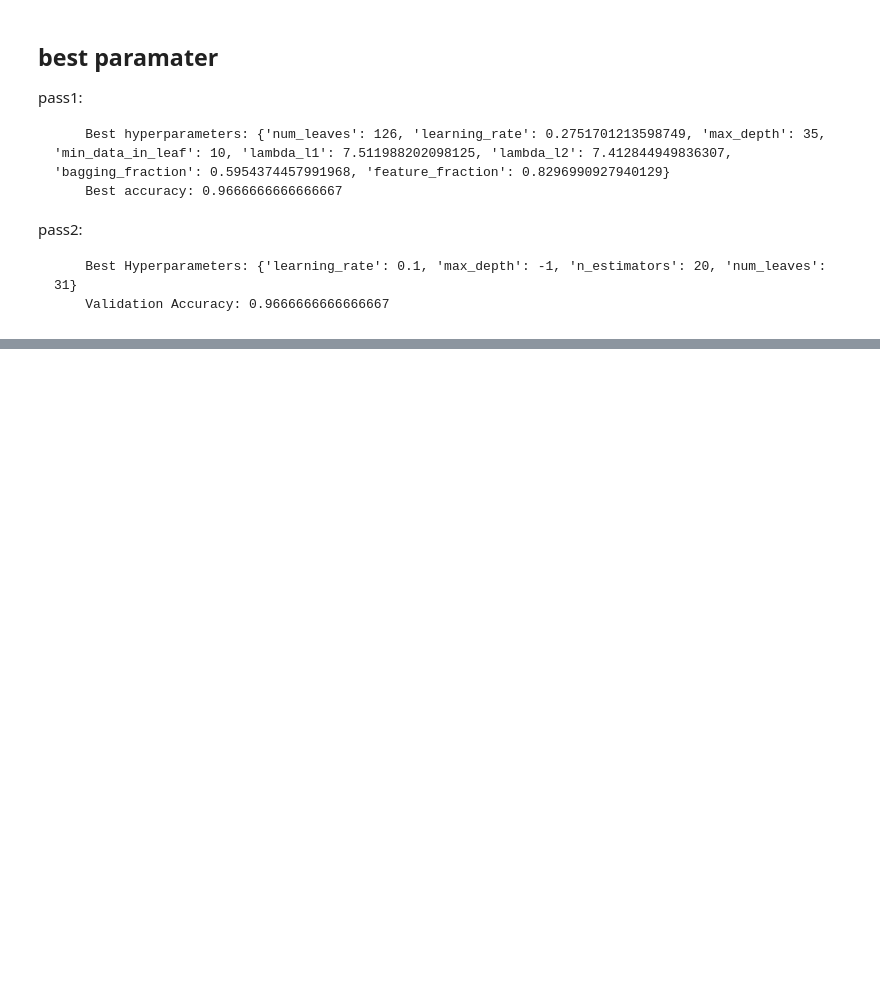
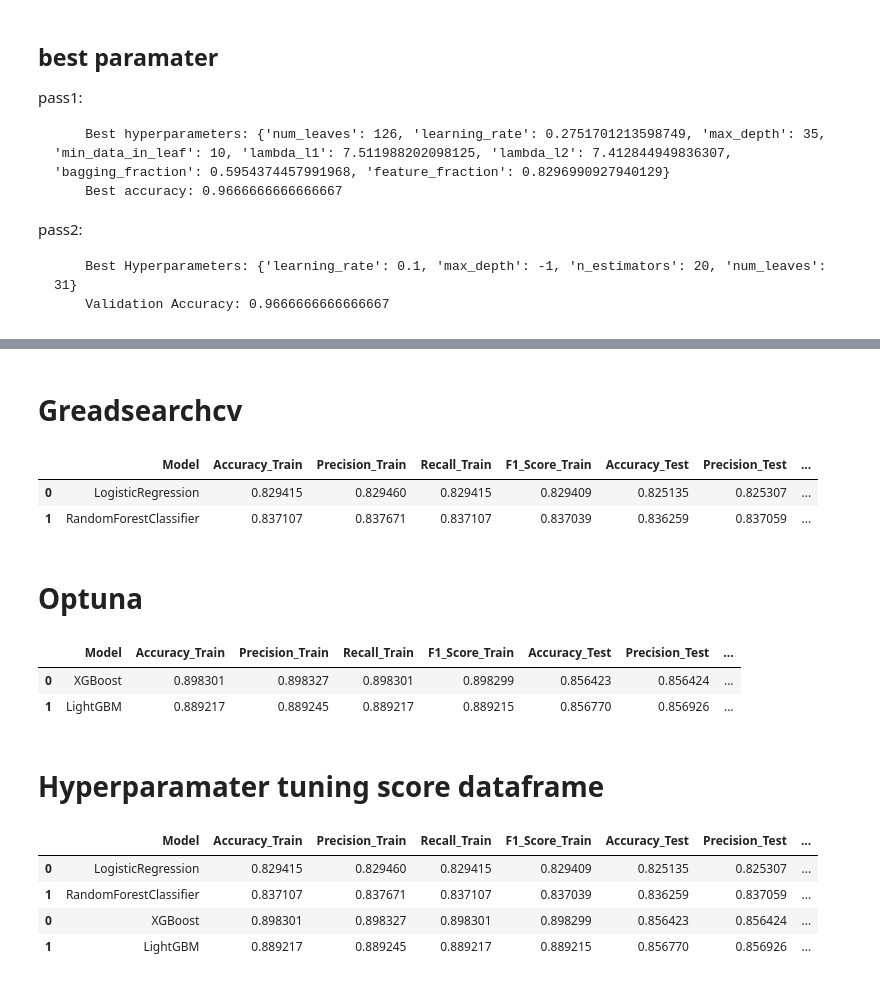
Before and after one commit to Hemachandaran/employeeRetentionPredection, a Jupyter notebook: full_Imp.ipynb, the cells around one changed output, grey strips where cells are left out. Drawn from its saved outputs; the diff is of its cells as text; code cells hidden in the pictures; blank space fills up the shorter version.

```diff
--- a/full_Imp.ipynb
+++ b/full_Imp.ipynb
@@ -639,7 +487,7 @@ def objective(trial):
 
 # Create an Optuna study and optimize the objective function
 study = optuna.create_study(direction='maximize')
-study.optimize(objective, n_trials=300)
+study.optimize(objective, n_trials=100)
 
 # Print the best hyperparameters and their corresponding accuracy
 print("Best hyperparameters:", study.best_params)
@@ -942,7 +788,7 @@ param_grid = {
 }
 
 # Create a LightGBM classifier
-lgbm = lgb.LGBMClassifier()
+lgbm = lgb.LGBMClassifier(verbosity = -1)
 
 # Set up GridSearchCV with the model and parameter grid
 grid_search = GridSearchCV(estimator=lgbm, param_grid=param_grid,
@@ -1124,0 +996,2 @@ weighted avg       0.70      0.70      0.70      5753
+# %%
+a,b=hyperparam_models(df,"target")
@@ -1124,0 +1016,28 @@ weighted avg       0.70      0.70      0.70      5753
+# %% [markdown]
+# Greadsearchcv
+# %%
+a
+# %% [output]
+|  | Model | Accuracy_Train | Precision_Train | Recall_Train | F1_Score_Train | Accuracy_Test | Precision_Test | ... |
+| 0 | LogisticRegression | 0.829415 | 0.829460 | 0.829415 | 0.829409 | 0.825135 | 0.825307 | ... |
+| 1 | RandomForestClassifier | 0.837107 | 0.837671 | 0.837107 | 0.837039 | 0.836259 | 0.837059 | ... |
+# %% [markdown]
+# Optuna
+# %%
+b
+# %% [output]
+|  | Model | Accuracy_Train | Precision_Train | Recall_Train | F1_Score_Train | Accuracy_Test | Precision_Test | ... |
+| 0 | XGBoost | 0.898301 | 0.898327 | 0.898301 | 0.898299 | 0.856423 | 0.856424 | ... |
+| 1 | LightGBM | 0.889217 | 0.889245 | 0.889217 | 0.889215 | 0.856770 | 0.856926 | ... |
+# %% [markdown]
+# Hyperparamater tuning score dataframe
+# %%
+h_para_score = pd.concat([a,b],axis=0)
+# %%
+h_para_score
+# %% [output]
+|  | Model | Accuracy_Train | Precision_Train | Recall_Train | F1_Score_Train | Accuracy_Test | Precision_Test | ... |
+| 0 | LogisticRegression | 0.829415 | 0.829460 | 0.829415 | 0.829409 | 0.825135 | 0.825307 | ... |
+| 1 | RandomForestClassifier | 0.837107 | 0.837671 | 0.837107 | 0.837039 | 0.836259 | 0.837059 | ... |
+| 0 | XGBoost | 0.898301 | 0.898327 | 0.898301 | 0.898299 | 0.856423 | 0.856424 | ... |
+| 1 | LightGBM | 0.889217 | 0.889245 | 0.889217 | 0.889215 | 0.856770 | 0.856926 | ... |
```
Also changed, not shown: parts of 28 cells of this notebook, 3 other files.
